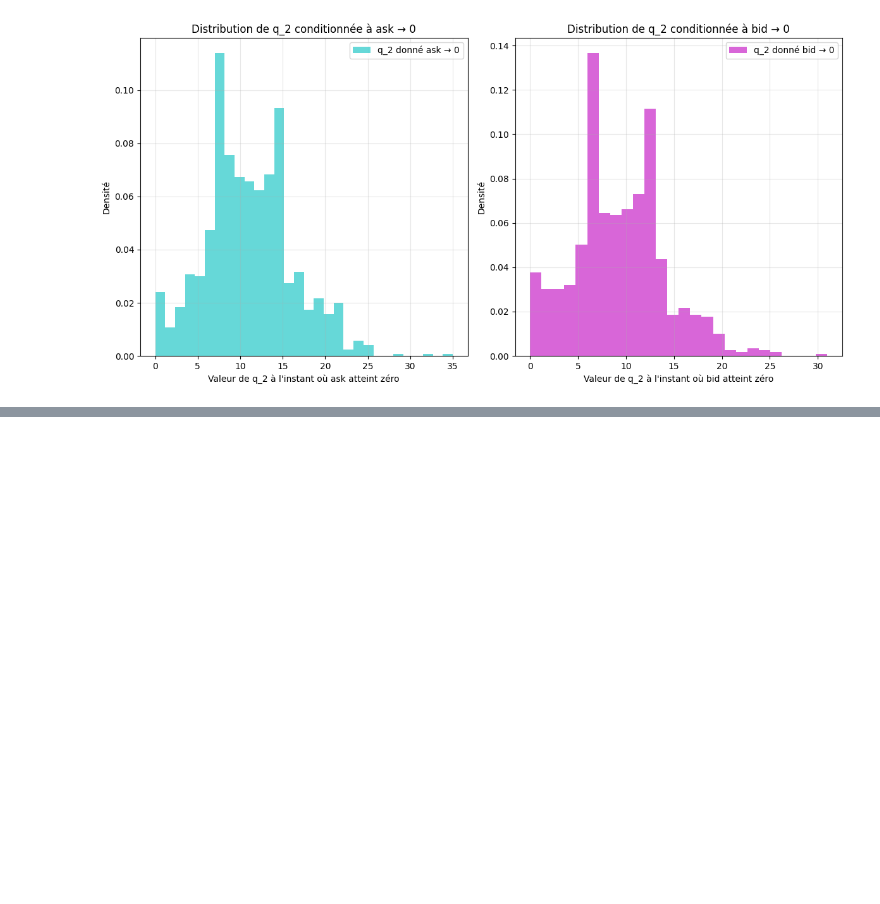
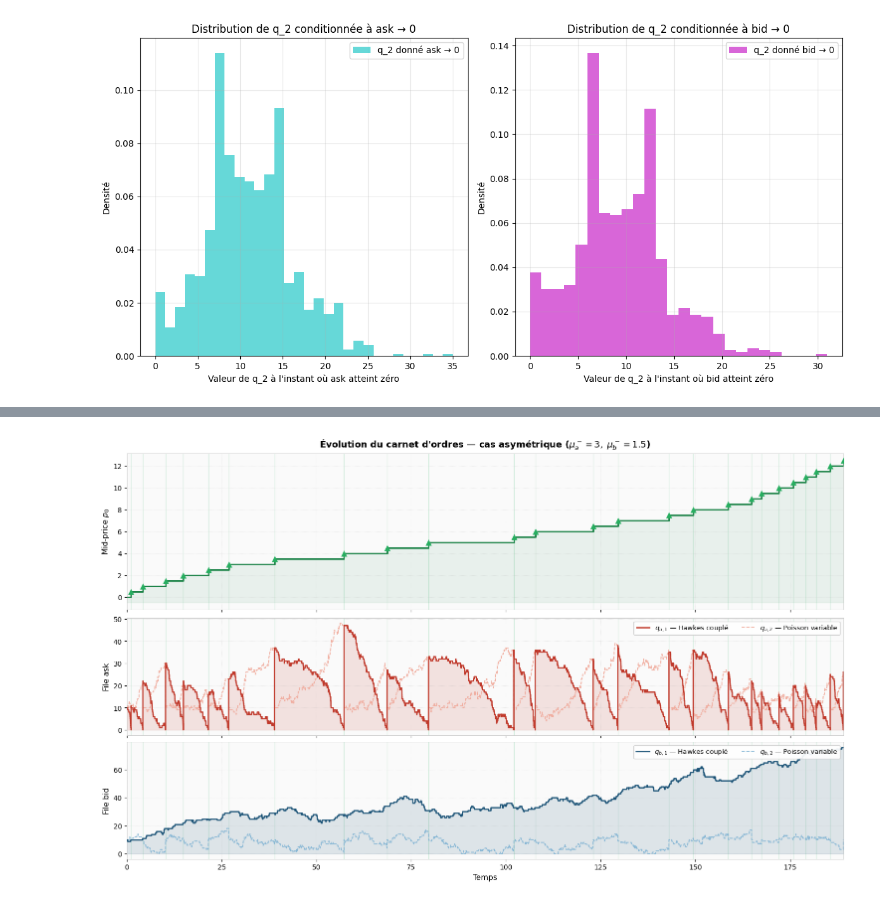
Before and after one commit to anassettahiri2004/Carnet-d-ordres-SNA, a Jupyter notebook: carnet_d_ordres.ipynb, the cells around one changed output, grey strips where cells are left out. Saved outputs shown, nothing was run; the diff lists cells and outputs as text; code cells hidden in the pictures; blank space fills up the shorter version.

```diff
--- a/carnet_d_ordres.ipynb
+++ b/carnet_d_ordres.ipynb
@@ -1166,0 +1619,9 @@ simulate_second_limit_with_time_varying_lambda(mu_minus_a=2, mu_minus_b=2, alpha
+# %%
+# Cas asymétrique — visualisation de l'état du carnet d'ordres (25 cycles)
+data_asym = simulate_order_book_evolution(
+    n_cycles=25, mu_minus_a=3, mu_minus_b=1.5, alpha=0.5, beta=1, a=0.8, b=1.0)
+plot_order_book_evolution(
+    data_asym,
+    title_suffix='cas asym\u00e9trique ($\\mu_a^- = 3, \\; \\mu_b^- = 1.5$)')
+# %% [output]
+[figure, added]
```
Also changed, not shown: parts of 6 cells of this notebook.
